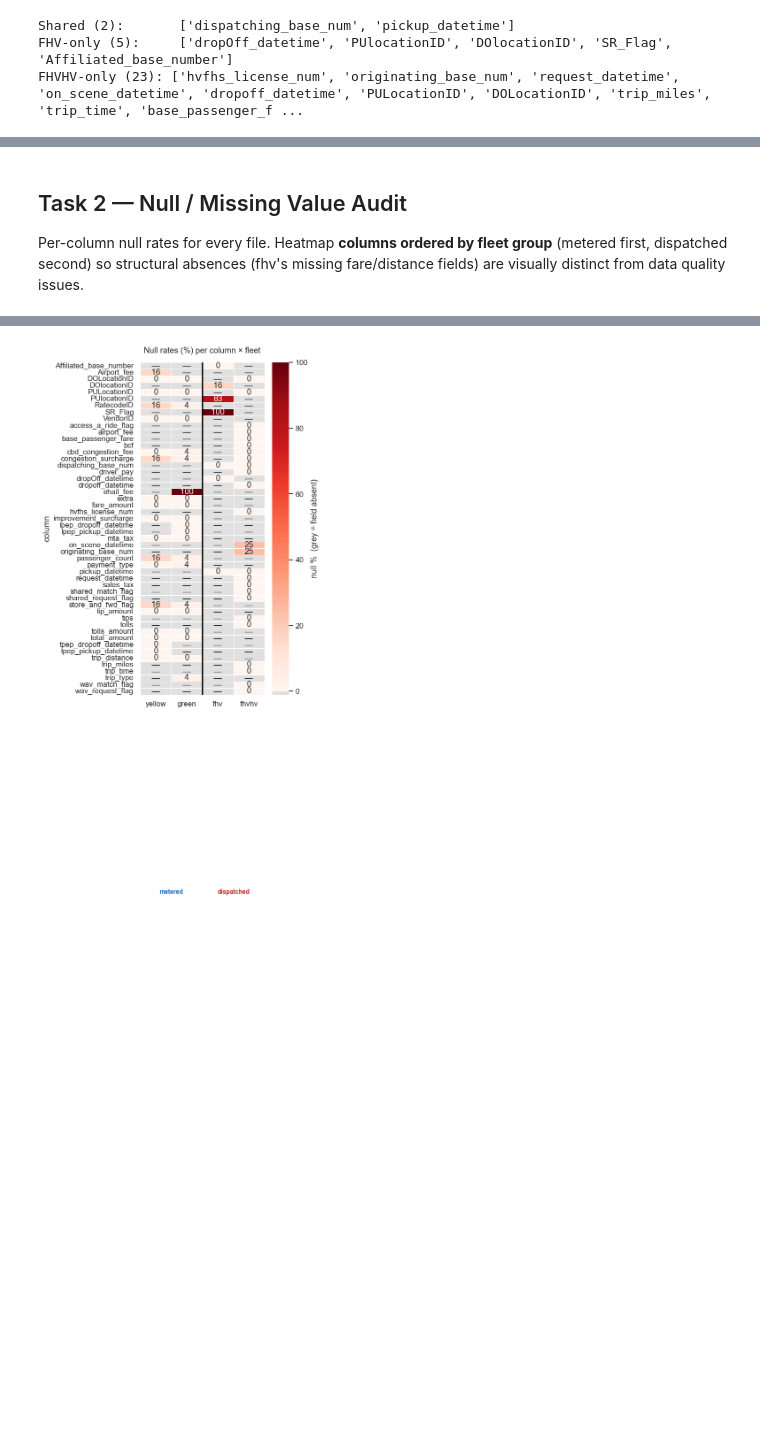
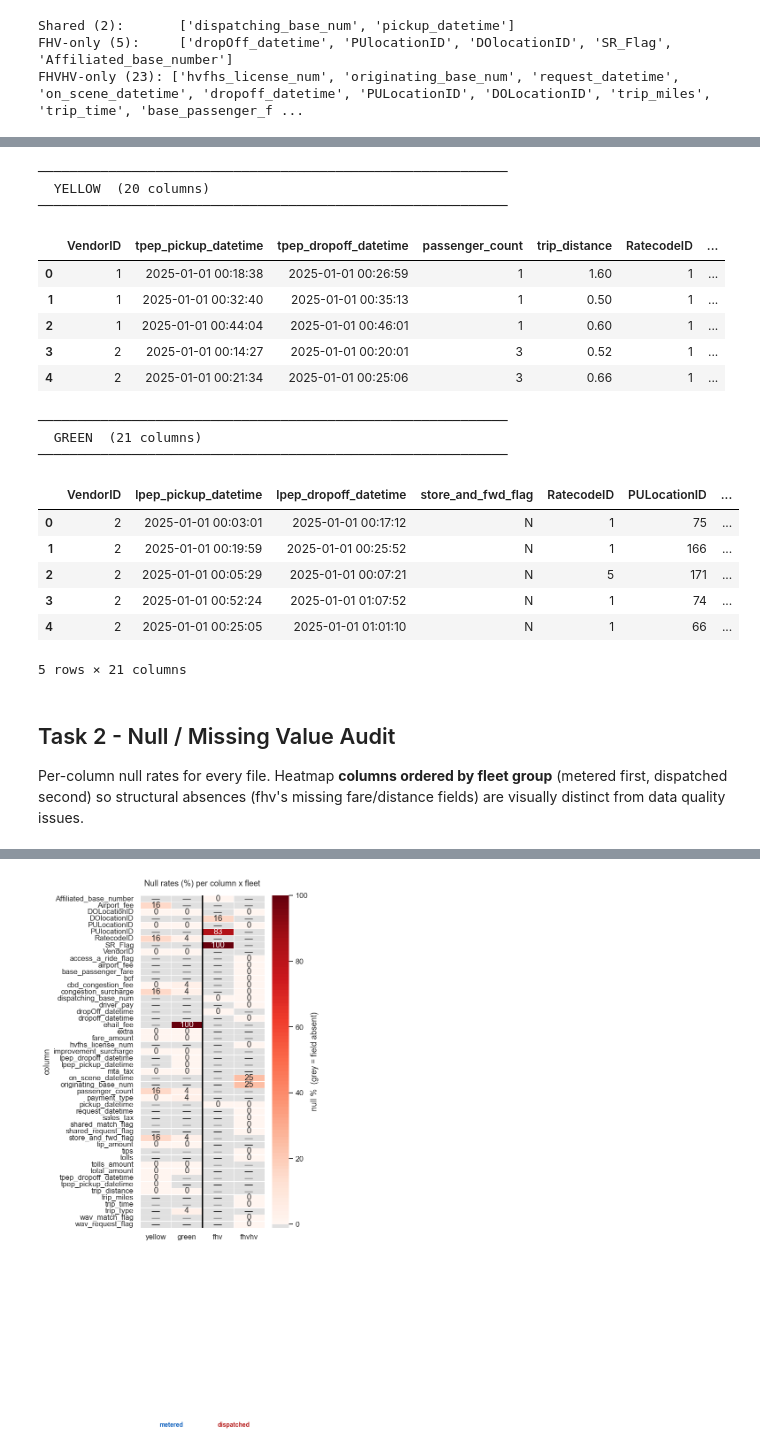
Before and after one commit to tungtt/cab-cravings, a Jupyter notebook: notebooks/01_tlc_eda.ipynb, the cells around one changed output, grey strips where cells are left out. Cells and saved outputs as stored; diff of their text form; code cells hidden in the pictures; blank space fills up the shorter version.

```diff
--- a/notebooks/01_tlc_eda.ipynb
+++ b/notebooks/01_tlc_eda.ipynb
@@ -212,8 +214,44 @@ display(CROSS_GROUP_CORE)
 | base fare | fare_amount (taximeter rate) | base_passenger_fare (dynamic pric... | Analogous, NOT equivalent — diffe... |
 | trip distance | trip_distance (taximeter-reported... | trip_miles (GPS-based, fhvhv only... | Same unit (miles), different meas... |
 | congestion surcharge | congestion_surcharge + cbd_conges... | congestion_surcharge + cbd_conges... | Yes for fhvhv; absent in fhv |
+# %%
+# Part 4: Data snapshot — first 5 rows of yellow and green
+# SNAPSHOT_COLS = 10  # cap columns for readability
+
+for fleet in METERED:
+    sample = (
+        pq.read_table(FLEET[fleet])
+        .slice(0, 5)
+        .to_pandas()
+    )
+    print(f"\n{'─' * 60}")
+    # print(f"  {fleet.upper()}  ({sample.shape[1]} columns, showing first {SNAPSHOT_COLS})")
+    print(f"  {fleet.upper()}  ({sample.shape[1]} columns)")
+    print(f"{'─' * 60}")
+    # display(sample.iloc[:, :SNAPSHOT_COLS])
+    display(sample)
+# %% [output]
+────────────────────────────────────────────────────────────
+  YELLOW  (20 columns)
+────────────────────────────────────────────────────────────
+|  | VendorID | tpep_pickup_datetime | tpep_dropoff_datetime | passenger_count | trip_distance | RatecodeID | ... |
+| 0 | 1 | 2025-01-01 00:18:38 | 2025-01-01 00:26:59 | 1 | 1.60 | 1 | ... |
+| 1 | 1 | 2025-01-01 00:32:40 | 2025-01-01 00:35:13 | 1 | 0.50 | 1 | ... |
+| 2 | 1 | 2025-01-01 00:44:04 | 2025-01-01 00:46:01 | 1 | 0.60 | 1 | ... |
+| 3 | 2 | 2025-01-01 00:14:27 | 2025-01-01 00:20:01 | 3 | 0.52 | 1 | ... |
+| 4 | 2 | 2025-01-01 00:21:34 | 2025-01-01 00:25:06 | 3 | 0.66 | 1 | ... |
+────────────────────────────────────────────────────────────
+  GREEN  (21 columns)
+────────────────────────────────────────────────────────────
+|  | VendorID | lpep_pickup_datetime | lpep_dropoff_datetime | store_and_fwd_flag | RatecodeID | PULocationID | ... |
+| 0 | 2 | 2025-01-01 00:03:01 | 2025-01-01 00:17:12 | N | 1 | 75 | ... |
+| 1 | 2 | 2025-01-01 00:19:59 | 2025-01-01 00:25:52 | N | 1 | 166 | ... |
+| 2 | 2 | 2025-01-01 00:05:29 | 2025-01-01 00:07:21 | N | 5 | 171 | ... |
+| 3 | 2 | 2025-01-01 00:52:24 | 2025-01-01 01:07:52 | N | 1 | 74 | ... |
+| 4 | 2 | 2025-01-01 00:25:05 | 2025-01-01 01:01:10 | N | 1 | 66 | ... |
+5 rows × 21 columns
 # %% [markdown]
-## Task 2 — Null / Missing Value Audit
+## Task 2 - Null / Missing Value Audit
 
 Per-column null rates for every file. Heatmap **columns ordered by fleet group** (metered first, dispatched second) so structural absences (fhv's missing fare/distance fields) are visually distinct from data quality issues.
 # %%
```
Also changed, not shown: parts of 13 cells of this notebook, 7 other files.
